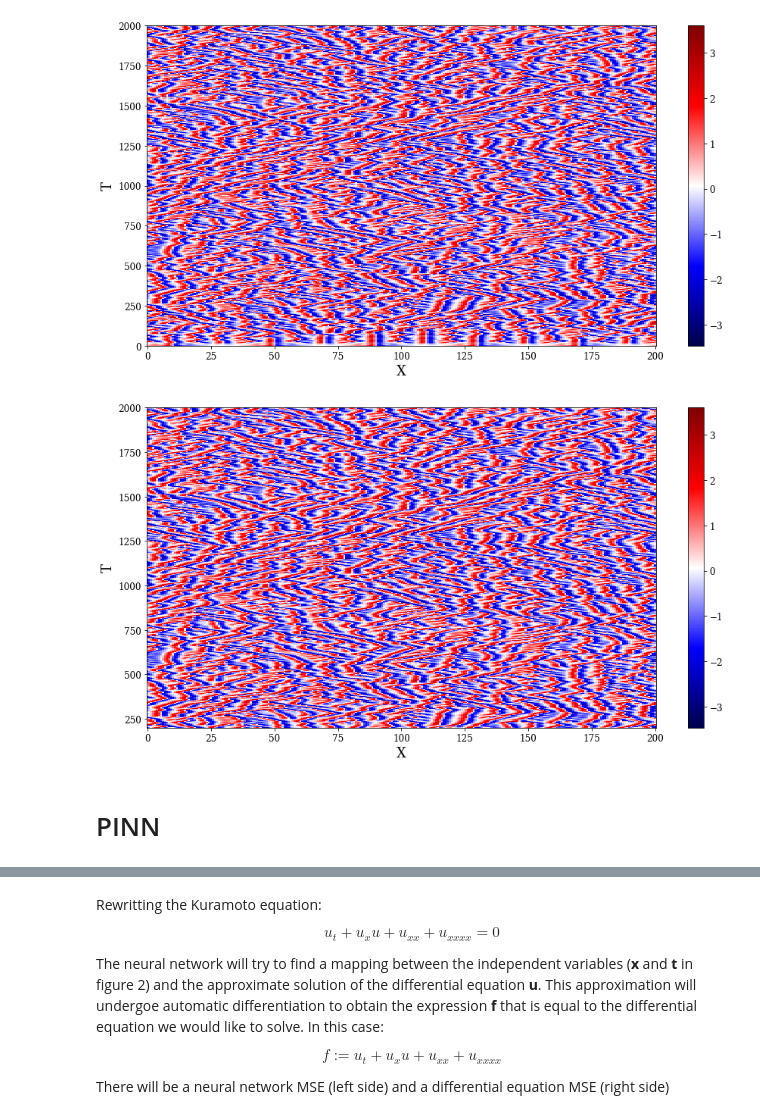
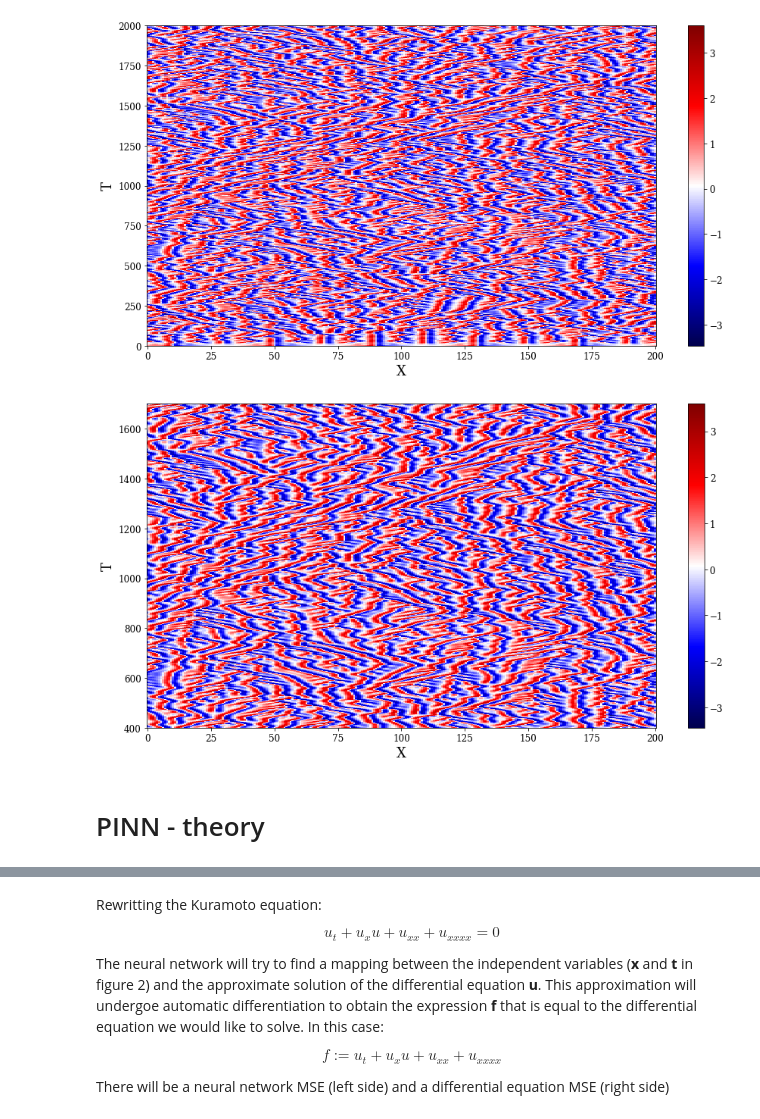
Before and after one commit to pirao/Kuramoto_PINN, a Jupyter notebook: PINN_Kuramoto.ipynb, the cells around one changed output, grey strips where cells are left out. Saved outputs shown, nothing was run; the diff lists cells and outputs as text; code cells hidden in the pictures.

```diff
--- a/PINN_Kuramoto.ipynb
+++ b/PINN_Kuramoto.ipynb
@@ -55,22 +80,32 @@ plt.tight_layout()
 # %%
 # Taking out the first 200 seconds of data
 
-X = X[4000:]
-T = T[4000:]
-U = U[4000:]
+X2 = X[4000:]
+T2 = T[4000:]
+U2 = U[4000:]
+# %%
+# Test dataset to validate model
+Xtest=X2[30000:]
+Ttest=X2[30000:]
+Utest=X2[30000:]
+
+# Training dataset - 90% of data
+X2 = X2[4000:30000]
+T2 = T2[4000:30000]
+U2 = U2[4000:30000]
 # %%
 fig, ax = plt.subplots(figsize=(13, 7))
 
-surf = plt.pcolor(X,T,U,cmap='seismic',shading='auto')
+surf = plt.pcolor(X2,T2,U2,cmap='seismic',shading='auto')
 
 fig.colorbar(surf)
 plt.xlabel('X')
 plt.ylabel('T')
 plt.tight_layout()
 # %% [output]
-[figure, old version]
+[figure, new version]
 # %% [markdown]
-# PINN
+# PINN - theory
 # %% [markdown]
 ![image.png](embedded-picture-1)
 # %% [markdown]
```
Also changed, not shown: parts of 36 cells of this notebook, 5 other files.
